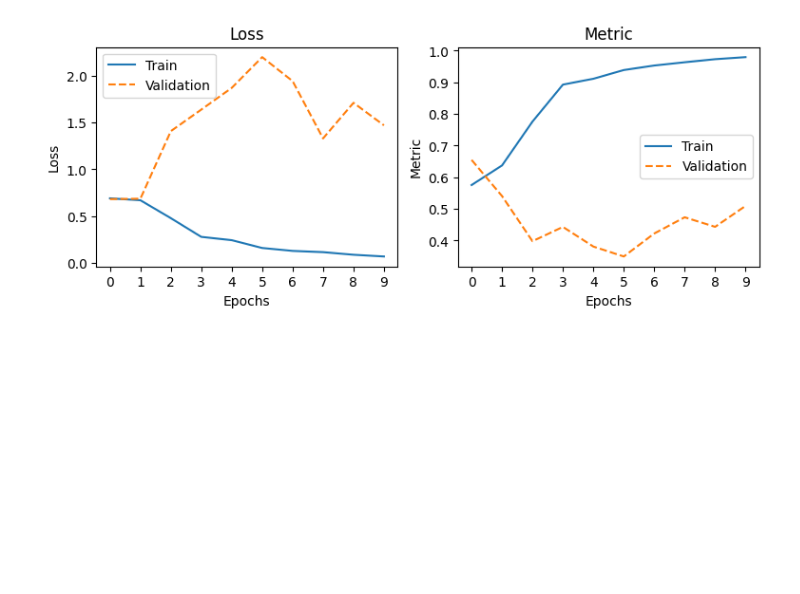
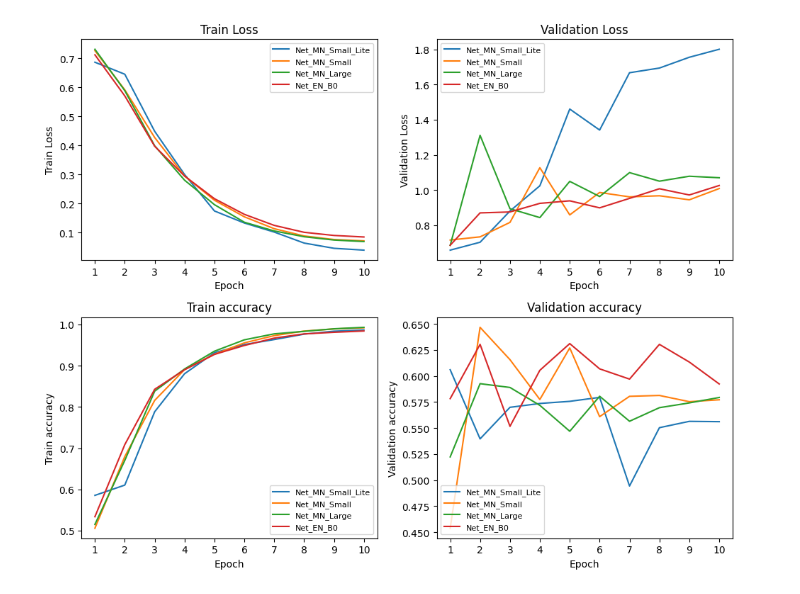
Before and after one commit to Morzevichka/clips_project, a Jupyter notebook: train_val.ipynb, the cells around one changed output. Cells and saved outputs as stored; diff of their text form; code cells hidden in the pictures; blank space fills up the shorter version.

```diff
--- a/train_val.ipynb
+++ b/train_val.ipynb
@@ -66,7 +88,7 @@ def loss_epoch(model, loss_func, data_loader, device, optimizer=None):
     running_loss = 0.0
     running_metric = 0.0
 
-    for markers, video, audio in tqdm(data_loader, desc='Predicting Videos', unit='video'):
+    for markers, video, audio in tqdm(data_loader, desc='Predicting Videos', unit='video', disable=True):
         video, audio, markers = video.to(device), audio.to(device), markers.to(device)
         model_output = model(video, audio)
 
@@ -139,5 +161,16 @@ def train_val(model, params, device):
 
     return model, loss_history, metric_history
+# %%
+num_models_to_train = 4
+
+model_names = ['Net_MN_Small_Lite', 'Net_MN_Small', 'Net_MN_Large', 'Net_EN_B0'][:num_models_to_train]
+models = [Net_MN_Small_Lite(), Net_MN_Small(), Net_MN_Large(), Net_EN_B0()][:num_models_to_train]
+
+models_train_loss = {}
+models_val_loss = {}
+
+models_train_acc = {}
+models_val_acc = {}
 # %%
 device = torch.device('cuda:0')
 
@@ -211,21 +209,0 @@ plots(output_labels[p])
-# %%
-def get_loss_metrics_plots(losses_metrics):
-    fig, ax = plt.subplots(nrows=1, ncols=2, figsize=(9,3))
-    titles = ['Loss', 'Metric']
-    for col in range(2):
-        train_vals = losses_metrics[col]['train']
-        val_vals = losses_metrics[col]['val']
-
-        ax[col].plot(range(len(train_vals)), train_vals, label='Train')
-        ax[col].plot(range(len(val_vals)), val_vals, label='Validation', linestyle='--')
-
-        ax[col].set_title(titles[col])
-        ax[col].set_xlabel('Epochs')
-        ax[col].set_ylabel(titles[col])
-        ax[col].set_xticks(range(len(train_vals)))
-        ax[col].legend()
-
-losses_metrics = [loss_history, metric_history]
-get_loss_metrics_plots(losses_metrics)
-# %% [output]
-[figure, removed]
@@ -231,0 +212,31 @@ get_loss_metrics_plots(losses_metrics)
+# %%
+def dict_to_dataframe(data, metric_name):
+    df = pd.DataFrame(data)
+    df = df.melt(var_name='Model', value_name=metric_name, ignore_index=False)
+    df = df.reset_index().rename(columns={'index': 'Epoch'})
+    df['Epoch'] += 1
+    return df
+# %%
+metrics = ['Train Loss', 'Validation Loss', 'Train accuracy', 'Validation accuracy']
+
+df_train_loss = dict_to_dataframe(models_train_loss, metrics[0])
+df_val_loss = dict_to_dataframe(models_val_loss, metrics[1])
+df_train_acc = dict_to_dataframe(models_train_acc, metrics[2])
+df_val_acc = dict_to_dataframe(models_val_acc, metrics[3])
+
+total_data = [df_train_loss, df_val_loss, df_train_acc, df_val_acc]
+# %%
+fig, ax = plt.subplots(2, 2, figsize=(10, 8))
+for row in range(2):
+    for col in range(2):
+        index = row * 2 + col
+        sns.lineplot(data=total_data[index], x='Epoch', y=metrics[index], hue='Model', ax=ax[row, col])
+        ax[row, col].set_title(metrics[index])
+        ax[row, col].set_xticks(range(1, params['epochs'] + 1))
+        ax[row, col].legend(prop={'size': 8})
+    plt.tight_layout()
+
+plt.tight_layout()
+plt.show()
+# %% [output]
+[figure, added]
```
Also changed, not shown: parts of 18 cells of this notebook, 10 other files.
